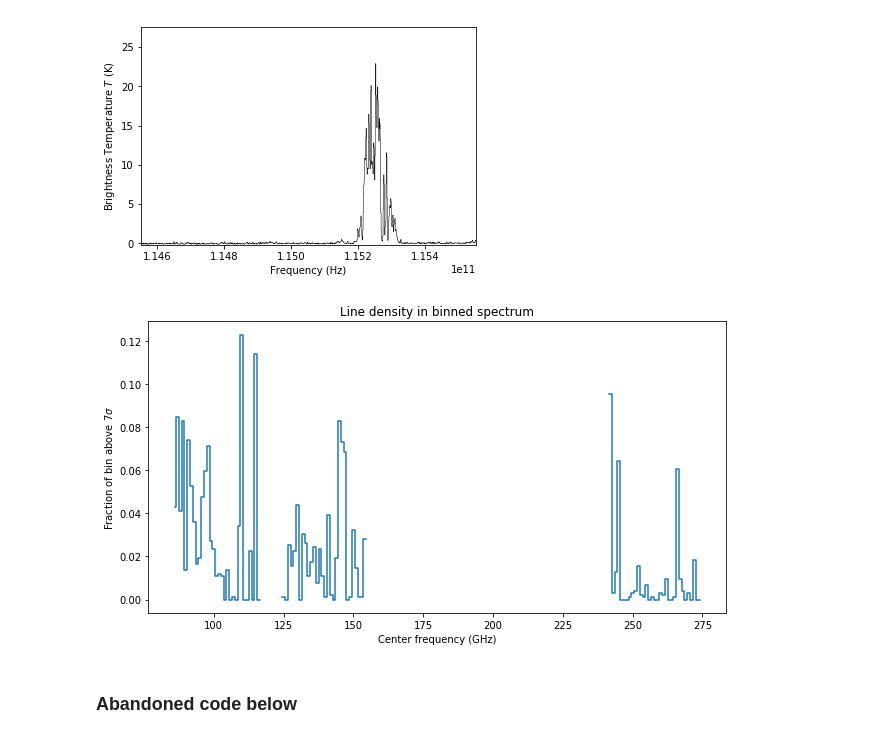
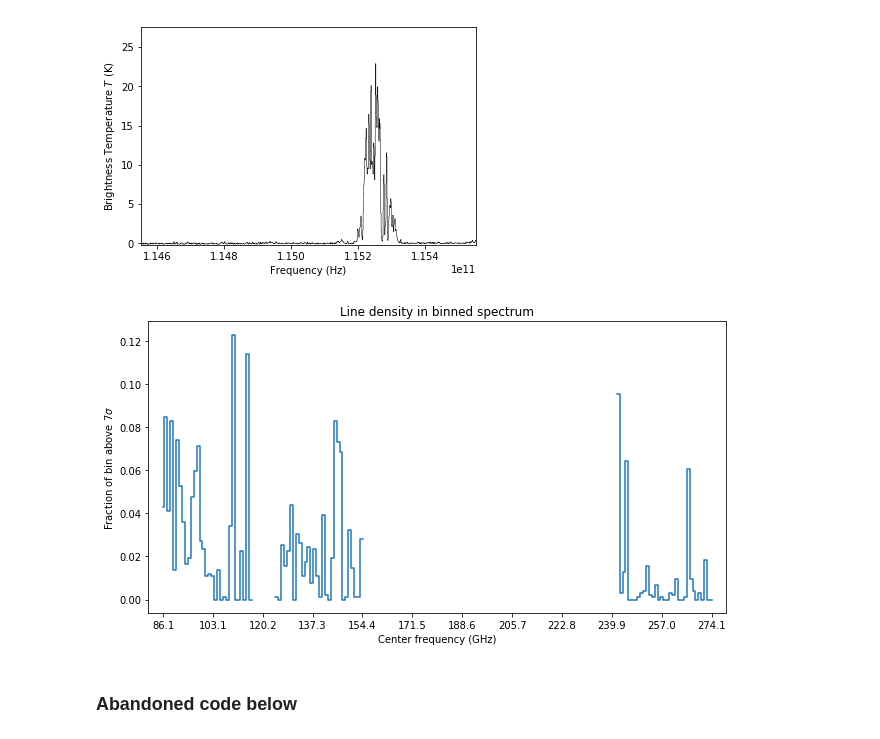
Before and after one commit to abulatek/brick, a Jupyter notebook: resubmission/summary_plot.ipynb, the cells around one changed output. Drawn from its saved outputs; the diff is of its cells as text; code cells hidden in the pictures.

Commit message:
Slightly changed plot axes

```diff
--- a/resubmission/summary_plot.ipynb
+++ b/resubmission/summary_plot.ipynb
@@ -205,14 +205,16 @@ Fraction above 7*sigma: 0.11414634146341464
 # %%
 plt.figure(figsize=(9, 5))
 plt.plot(freq_bin_centers*(1/(10.**9)), fractions, linestyle = '-', drawstyle = 'steps-mid')
 plt.xlabel('Center frequency (GHz)')
 plt.ylabel('Fraction of bin above $7\sigma$')
 plt.title('Line density in binned spectrum')
+plt.xlim(np.min(freq_bin_centers*(1/(10.**9)))-5, np.max(freq_bin_centers*(1/(10.**9)))+5)
+plt.xticks(np.linspace(np.min(freq_bin_centers*(1/(10.**9))), np.max(freq_bin_centers*(1/(10.**9))), 12))
 plt.tight_layout()
-plt.savefig('line_density.png', dpi = 200)
+plt.savefig('line_density_diff_range2.png', dpi = 200)
 plt.show()
 # %% [output]
-[figure, old version]
+[figure, new version]
 # %% [markdown]
 ### Abandoned code below
 # %%
```
Also changed, not shown: 3 other files.
